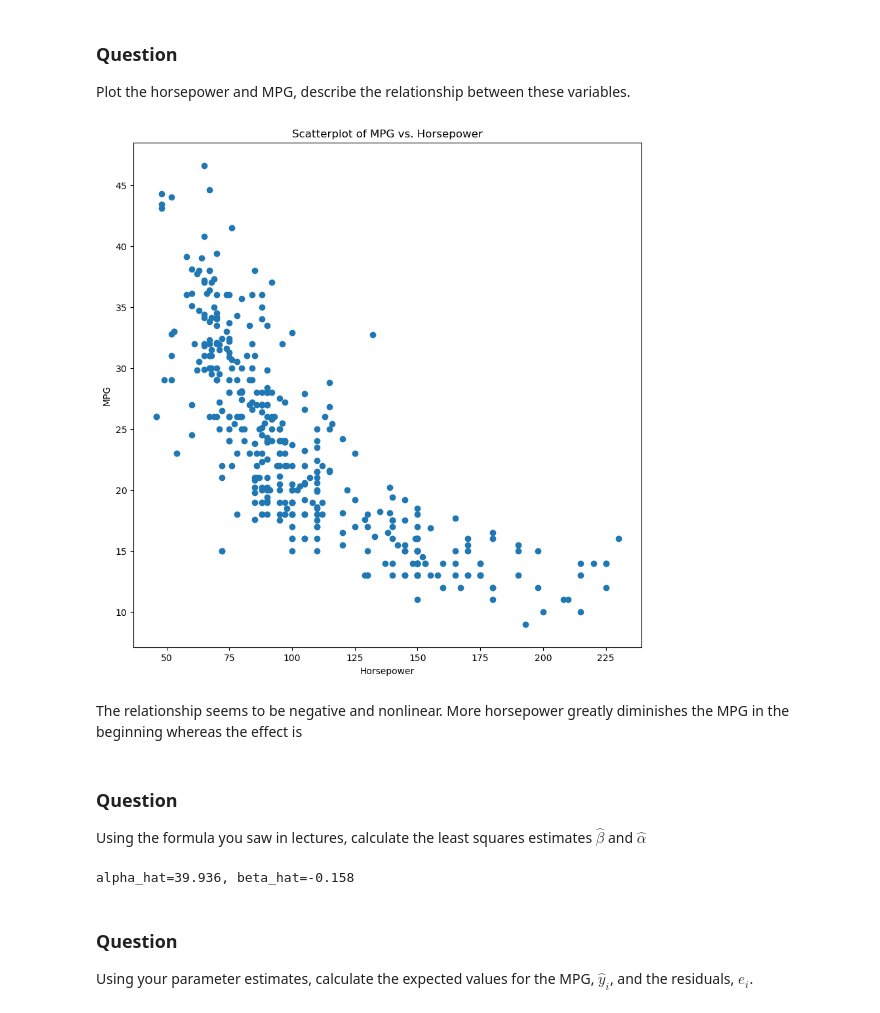
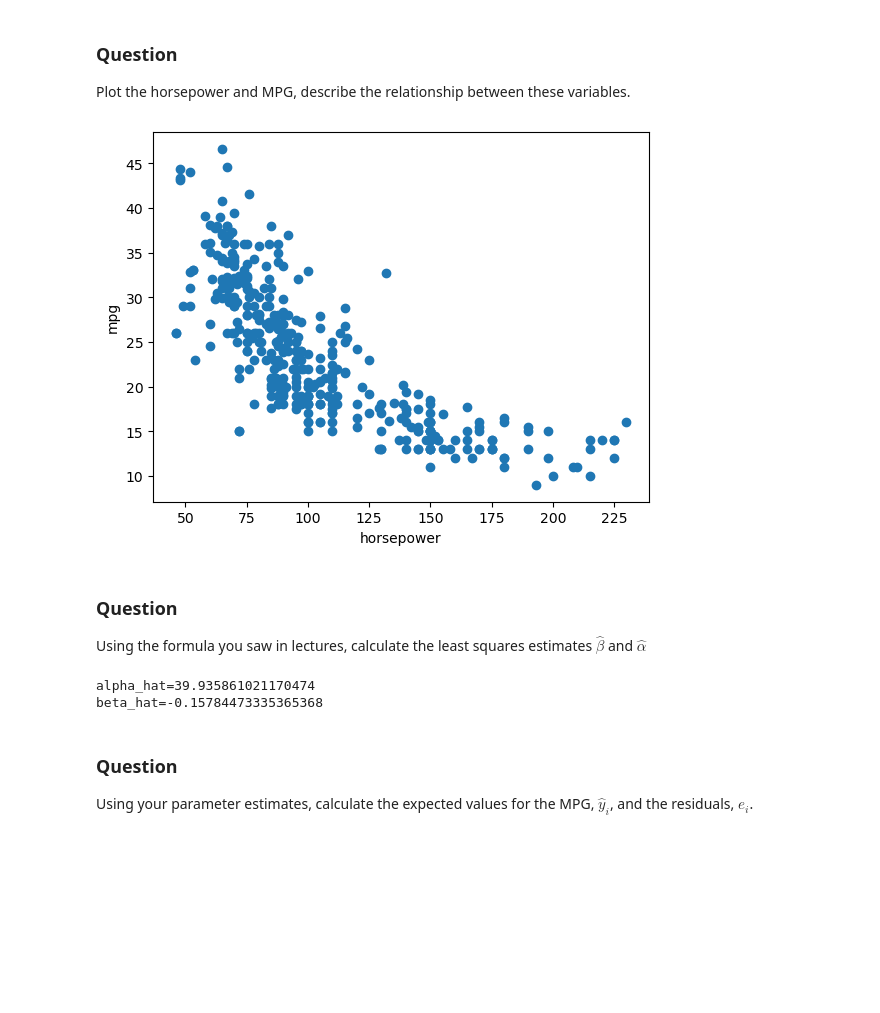
Before and after one commit to Rysias/aas-extended-examples, a Jupyter notebook: example-2/example-2-questions-JHR.ipynb, the cells around one changed output. Drawn from its saved outputs; the diff is of its cells as text; code cells hidden in the pictures; blank space fills up the shorter version.

```diff
--- a/example-2/example-2-questions-JHR.ipynb
+++ b/example-2/example-2-questions-JHR.ipynb
@@ -35,31 +35,27 @@ x_bar = x.mean()
 ### Question
 
 Plot the horsepower and MPG, describe the relationship between these variables.
-# %%
-fig = plt.figure(figsize=(10, 10))
-ax = fig.add_subplot(111)
-ax.scatter(x, y)
-ax.set_xlabel("Horsepower")
-ax.set_ylabel("MPG")
-ax.set_title("Scatterplot of MPG vs. Horsepower")
-plt.show()
-# %% [output]
-[figure, removed]
-# %% [markdown]
-The relationship seems to be negative and nonlinear. More horsepower greatly diminishes the MPG in the beginning whereas the effect is
+# %%
+# plot x versus y
+plt.plot(x, y, 'o')
+plt.xlabel("horsepower")
+plt.ylabel("mpg")
+plt.show()
+# %% [output]
+[figure, added]
 # %% [markdown]
 ### Question
 
 Using the formula you saw in lectures, calculate the least squares estimates $\hat{\beta}$ and $\hat{\alpha}$
-# %%
-# Calculate least squares regression line #
-# add constant to X
-X = sm.add_constant(x)
-alpha_hat, beta_hat = np.linalg.inv(X.T.dot(X)).dot(X.T).dot(y)
-
-print(f"{alpha_hat=:.3f}, {beta_hat=:.3f}")
-# %% [output]
-alpha_hat=39.936, beta_hat=-0.158
+# %%
+beta_hat = np.dot((x-x_bar), (y-y_bar)) / np.dot((x-x_bar), (x-x_bar))
+alpha_hat = y_bar - beta_hat * x_bar
+
+print(f"{alpha_hat=}")
+print(f"{beta_hat=}")
+# %% [output]
+alpha_hat=39.935861021170474
+beta_hat=-0.15784473335365368
 # %% [markdown]
 ### Question
 
```
Also changed, not shown: parts of 10 cells of this notebook, 1 other file.
